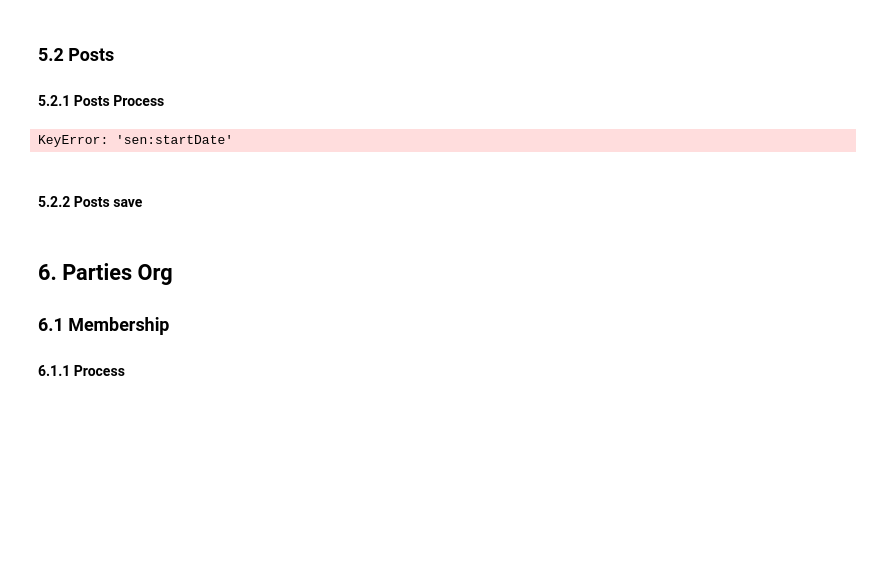
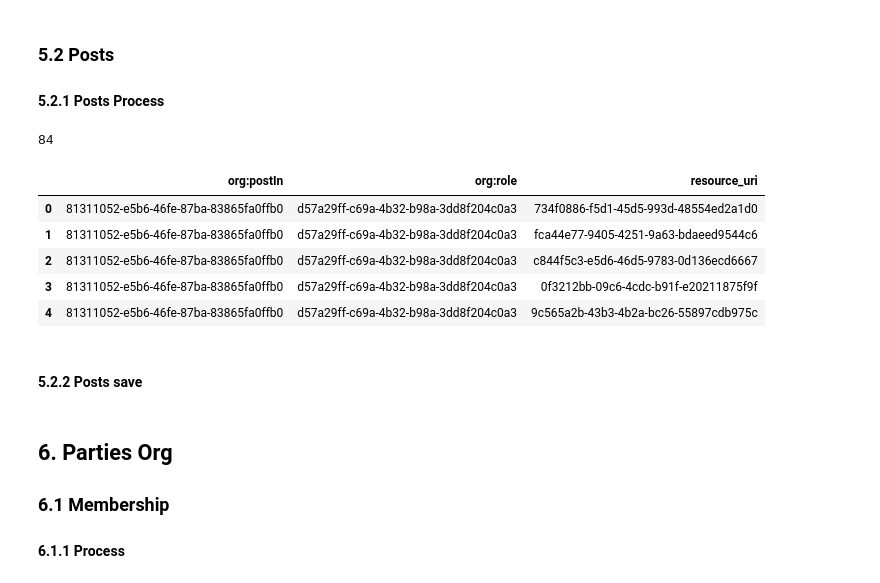
Before and after one commit to guilhermevarela/polare_scrapper, a Jupyter notebook: Senators.ipynb, the cells around one changed output. Drawn from its saved outputs; the diff is of its cells as text; code cells hidden in the pictures; blank space fills up the shorter version.

Commit message:
Senators: posts allocations

```diff
--- a/Senators.ipynb
+++ b/Senators.ipynb
@@ -163,25 +163,42 @@ _df.head()
 #### 5.2.1 Posts Process
 # %%
 posts_d = {}
+sorted(memberships, key=lambda x: '' if x['sen:finishDate'] is None else x['sen:finishDate'])
 sorted(memberships, key=lambda x: x['sen:startDate'])
+d = {}
+posts_with_memberships = []
 for membership in memberships:
     identifier = membership['identifier']
     if membership['priority'] == 0 and not membership['identifier'] in posts_d:
         posts_d[identifier] = str(uuid4())
+    else:
+    post_uri = posts_d[identifier]
+
+    posts_with_memberships.append({
+            'resource_uri': identifier,
+            '':
+    })
+
 
 print(len(posts_d))
 posts = defaultdict(dict)
 i = 0
 for idx, post_uri in posts_d.items():
     posts['resource_uri'][i] = post_uri
     posts['org:role'][i] = SENATOR_URI
-    posts['org:postIn'][i] = SENADO_URI
+    posts['org:postIn'][i] = SENATE_URI
     i += 1
 
 df = pd.DataFrame.from_dict(posts)
 df.head()
 # %% [output]
-KeyError: 'sen:startDate'
+84
+|  | org:postIn | org:role | resource_uri |
+| 0 | 81311052-e5b6-46fe-87ba-83865fa0ffb0 | d57a29ff-c69a-4b32-b98a-3dd8f204c0a3 | 734f0886-f5d1-45d5-993d-48554ed2a1d0 |
+| 1 | 81311052-e5b6-46fe-87ba-83865fa0ffb0 | d57a29ff-c69a-4b32-b98a-3dd8f204c0a3 | fca44e77-9405-4251-9a63-bdaeed9544c6 |
+| 2 | 81311052-e5b6-46fe-87ba-83865fa0ffb0 | d57a29ff-c69a-4b32-b98a-3dd8f204c0a3 | c844f5c3-e5d6-46d5-9783-0d136ecd6667 |
+| 3 | 81311052-e5b6-46fe-87ba-83865fa0ffb0 | d57a29ff-c69a-4b32-b98a-3dd8f204c0a3 | 0f3212bb-09c6-4cdc-b91f-e20211875f9f |
+| 4 | 81311052-e5b6-46fe-87ba-83865fa0ffb0 | d57a29ff-c69a-4b32-b98a-3dd8f204c0a3 | 9c565a2b-43b3-4b2a-bc26-55897cdb975c |
 # %% [markdown]
 #### 5.2.2 Posts save
 # %%
```
Also changed, not shown: parts of 1 cell of this notebook, 2 other files.
